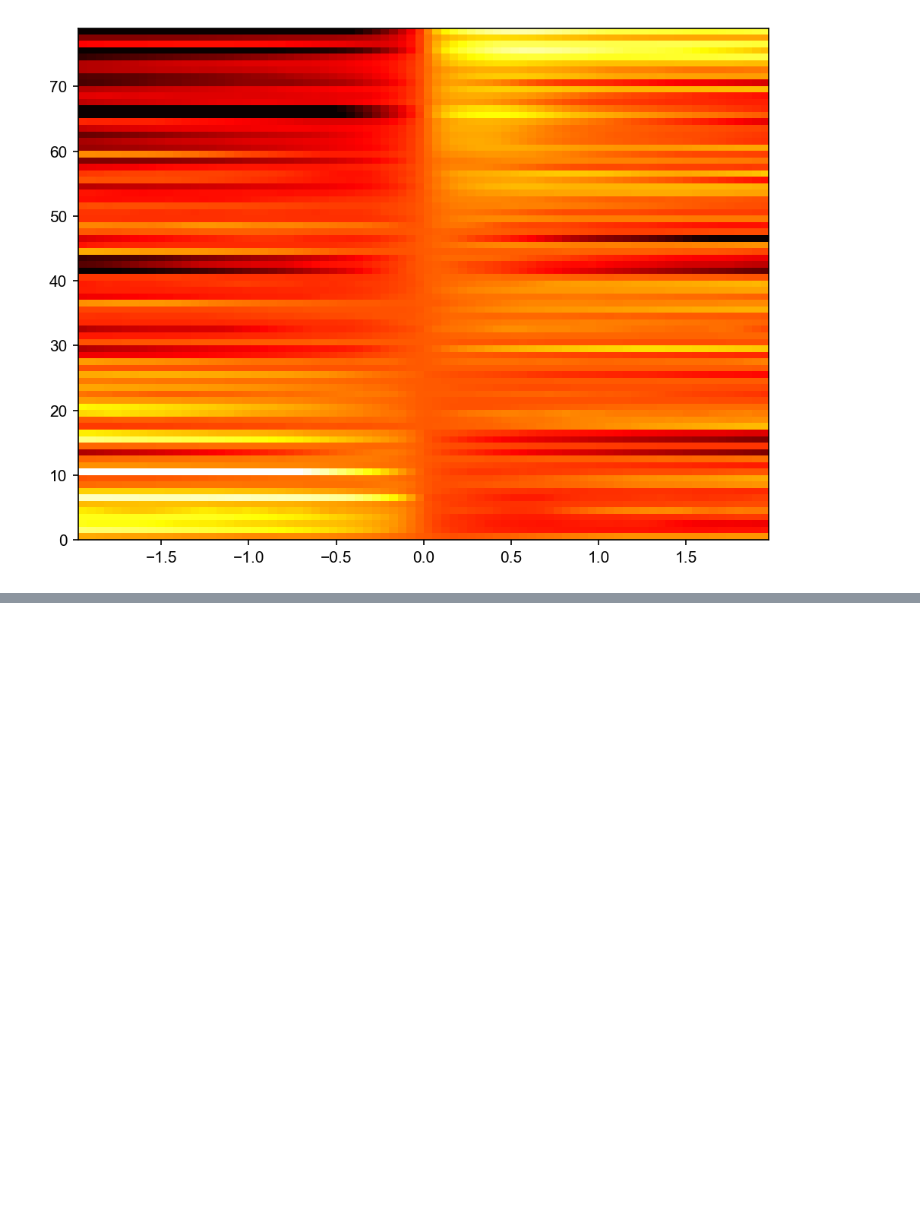
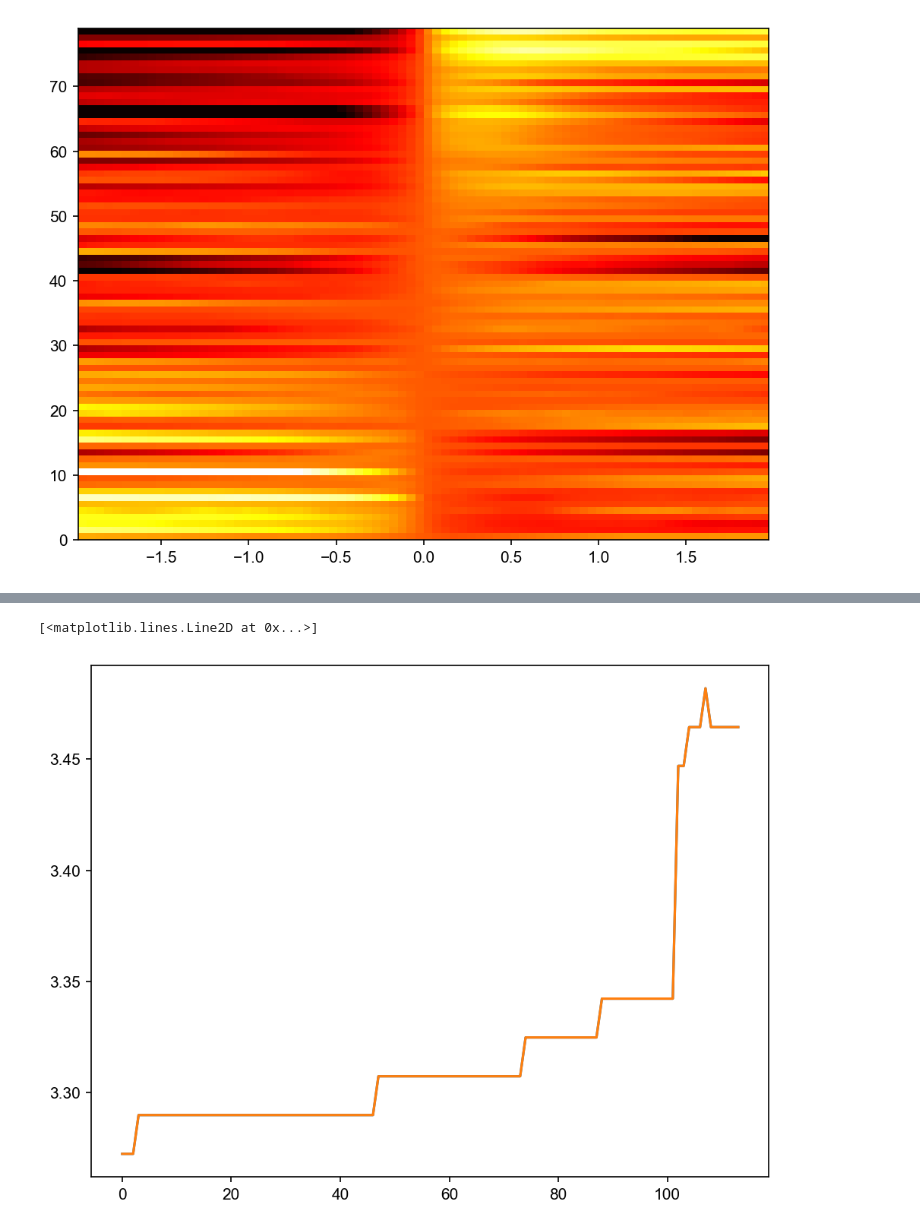
Before and after one commit to Senzai-Lab/nrem_analysis, a Jupyter notebook: notebooks/dual_recordings/chaos.ipynb, the cells around one changed output, grey strips where cells are left out. Cells and saved outputs as stored; diff of their text form; code cells hidden in the pictures; blank space fills up the shorter version.

```diff
--- a/notebooks/dual_recordings/chaos.ipynb
+++ b/notebooks/dual_recordings/chaos.ipynb
@@ -235,3 +235,18 @@ plt.imshow(
 # %% [output]
 <matplotlib.image.AxesImage at 0x...>
 [figure]
+# %%
+mouse_id = MOUSE_IDS[0]
+turn_units      = nap.load_file(PROCESSED_DIR / "dual" / mouse_id / "turn_units.npz")
+head_direction  = nap.load_file(PROCESSED_DIR / "dual" / mouse_id / "head_direction.npz")
+sleep           = nap.load_file(PROCESSED_DIR / "dual" / mouse_id / "sleep.npz")
+sweeps          = nap.load_file(PROCESSED_DIR / "dual" / mouse_id / "sweeps.npz")
+# %%
+values = np.deg2rad(sweeps.d)
+times  = sweeps.t
+idx = 10
+
+start, end = sweeps.time_support.start[idx], sweeps.time_support.end[idx]
+first = np.searchsorted(times, start, side='left')
+last  = np.searchsorted(times, end, side='right')
+print(first, last)
@@ -237,0 +275,6 @@ plt.imshow(
+# %%
+plt.plot(values[first:last])
+plt.plot(np.unwrap(values[first:last]))
+# %% [output]
+[<matplotlib.lines.Line2D at 0x...>]
+[figure, added]
```
Also changed, not shown: parts of 2 cells of this notebook, 3 other files.
